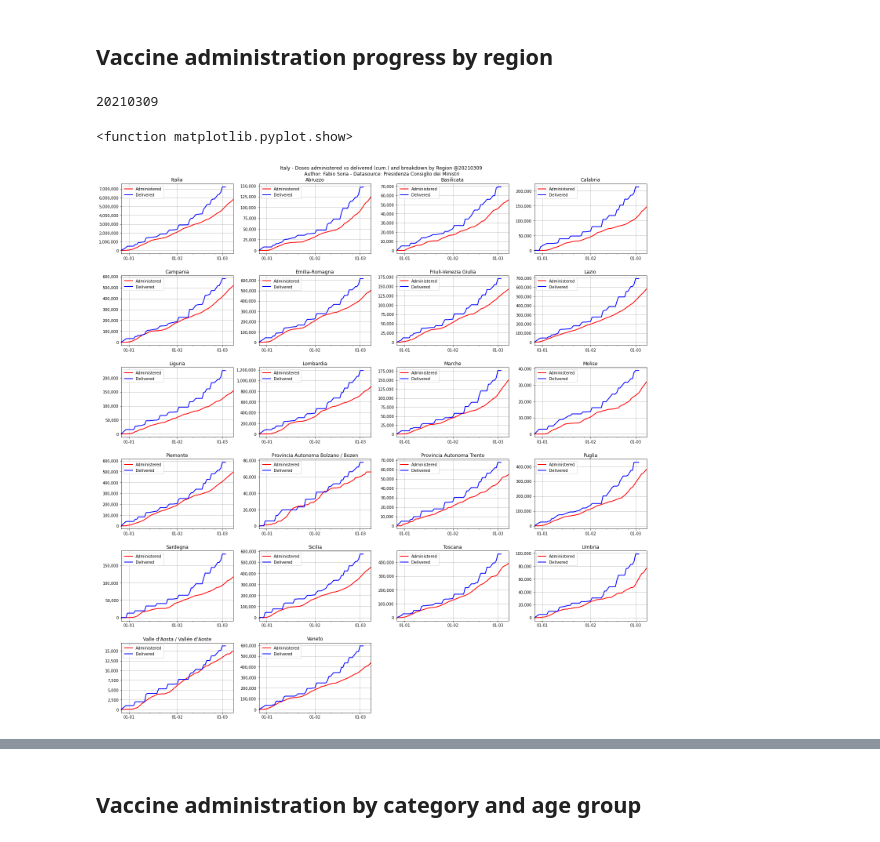
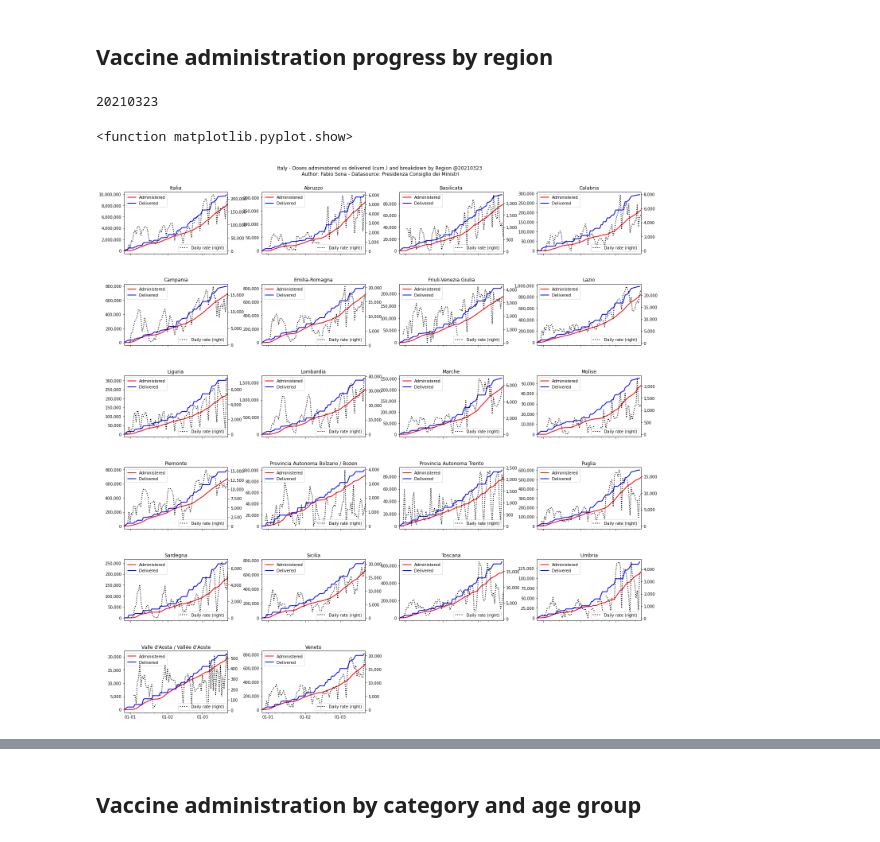
Before and after one commit to fsona/ITA_Vaccine_administration, a Jupyter notebook: Vaccination_ITA.ipynb, the cells around one changed output, grey strips where cells are left out. Saved outputs shown, nothing was run; the diff lists cells and outputs as text; code cells hidden in the pictures.

```diff
--- a/Vaccination_ITA.ipynb
+++ b/Vaccination_ITA.ipynb
@@ -242,7 +397,7 @@ plt.show
 # %%
 #Prepare data to plot administered doses vs. delivered on a daily basis
 #Delivered
-today=dfAdm.index[-1] #Get last date of relevant data
+today=dfVadm.index[-1] #Get last date of relevant data
 d=today.strftime("%Y%m%d")
 print(d)
 dfDel=dfVdel.copy()
@@ -263,58 +418,71 @@ dfAdm['Week_Number'] = dfAdm.index.weekofyear
 dfAdm['Year'] = dfAdm.index.year
 dfAdm['tot_dosi']= dfAdm['sesso_maschile'] + dfAdm['sesso_femminile']
 dfAdm=pd.pivot_table(dfAdm, values = 'tot_dosi',index = ['data_somministrazione'],aggfunc=np.sum, columns = 'nome_area')
+dfDaily=dfAdm.copy()
+dfDaily["sum"] = dfDaily.sum(axis=1)
 dfAdm=dfAdm.cumsum().reset_index()
 dfAdm=dfAdm.fillna(method='ffill')
 dfAdm.set_index('data_somministrazione',inplace=True)
 dfAdm["sum"] = dfAdm.sum(axis=1)
-#dfAdm.head(100)
 
 
 #Main loop
 nrows=6
 ncols=4
 fig, axes = plt.subplots(nrows, ncols,sharex=False,figsize=(20,20)) #
-fig.tight_layout(pad=3.5)
+fig.tight_layout(pad=5.5)
 date_form = mdates.DateFormatter("%d-%m") #Format date into dd-mm format
 idx=0
 for r in range(nrows):
   for c in range(ncols):
     if r==0 and c==0: #First box for Nationwide data
-        dfAdm[dfAdm.columns[21]].plot(kind='line', linestyle="-",lw=2,color='red',grid=True,rot=0,legend=False,label='Administered',ax=axes[r,c],sharex=False)
-        dfDel[dfDel.columns[21]].plot(kind='line', linestyle="-",lw=2,color='blue',grid=True,rot=0,legend=False,label='Delivered',ax=axes[r,c],sharex=False)
+        dfAdm[dfAdm.columns[21]].plot(kind='line', linestyle="-",lw=2,color='red',grid=False,rot=0,legend=False,label='Administered',ax=axes[r,c],sharex=False)
+        dfDel[dfDel.columns[21]].plot(kind='line', linestyle="-",lw=2,color='blue',grid=False,rot=0,legend=False,label='Delivered',ax=axes[r,c],sharex=False)
+        ax2=axes[r,c].twinx()
+        dfDaily[dfDaily.columns[21]].plot(kind='line', linestyle=":",lw=2,color='black',grid=False,rot=0,legend=False,label='Daily rate (right)',ax=ax2,sharex=False)
         axes[r,c].set_title('Italia')
+        # axes[r,c].set_ylabel('Nr. doses (admin, delivered)')
+        # ax2.set_ylabel('Daily rate')
+        ax2.yaxis.set_major_formatter(FuncFormatter(lambda x, p: format(int(x), ',')))
         axes[r,c].set_xlabel('')
         axes[r,c].yaxis.set_major_formatter(FuncFormatter(lambda x, p: format(int(x), ',')))
         axes[r,c].xaxis.set_major_locator(mdates.MonthLocator())
         axes[r,c].xaxis.set_major_formatter(date_form)
         axes[r,c].xaxis.set_minor_locator(mdates.WeekdayLocator(byweekday=SU))
         axes[r,c].xaxis.set_minor_formatter(ticker.NullFormatter())
         axes[r,c].legend()
+        ax2.legend(loc='lower right')
         #idx=idx+1
 
     elif  idx<=20 : #then plot regions individually
 
-        dfAdm[dfAdm.columns[idx]].plot(kind='line', linestyle="-",lw=2,color='red',grid=True,rot=0,legend=False,label='Administered',ax=axes[r,c],sharex=False)
-        dfDel[dfDel.columns[idx]].plot(kind='line', linestyle="-",lw=2,color='blue',grid=True,rot=0,legend=False,label='Delivered',ax=axes[r,c],sharex=False)
+        dfAdm[dfAdm.columns[idx]].plot(kind='line', linestyle="-",lw=2,color='red',grid=False,rot=0,legend=False,label='Administered',ax=axes[r,c],sharex=False)
+        dfDel[dfDel.columns[idx]].plot(kind='line', linestyle="-",lw=2,color='blue',grid=False,rot=0,legend=False,label='Delivered',ax=axes[r,c],sharex=False)
+        ax2=axes[r,c].twinx()
+        dfDaily[dfDaily.columns[idx]].plot(kind='line', linestyle=":",lw=2,color='black',grid=False,rot=0,legend=False,label='Daily rate (right)',ax=ax2,sharex=False)
+        # ax2.set_ylabel('Daily rate')
+        ax2.yaxis.set_major_formatter(FuncFormatter(lambda x, p: format(int(x), ',')))
         axes[r,c].set_title(dfAdm.columns[idx])
+        # axes[r,c].set_ylabel('Nr. doses (admin, delivered)')
         axes[r,c].set_xlabel('')
         axes[r,c].yaxis.set_major_formatter(FuncFormatter(lambda x, p: format(int(x), ',')))
         axes[r,c].xaxis.set_major_locator(mdates.MonthLocator())
         axes[r,c].xaxis.set_major_formatter(date_form)
         axes[r,c].xaxis.set_minor_locator(mdates.WeekdayLocator(byweekday=SU))
         axes[r,c].xaxis.set_minor_formatter(ticker.NullFormatter())
         axes[r,c].legend()
+        ax2.legend(loc='lower right')
         idx=idx+1
     else:
       break
 axes[nrows-1,ncols-1].set_visible(False)
 axes[nrows-1,ncols-2].set_visible(False)
 
 fig.suptitle('Italy - Doses administered vs delivered (cum.) and breakdown by Region @'+d+
           '\n Author: Fabio Sona - Datasource: Presidenza Consiglio dei Ministri',y=1.005, x=0.5)
 plt.savefig('V'+d+'_ItalyDosesStatusRegion.png',dpi=300)
 plt.show
 # %% [output]
-20210309
+20210323
 <function matplotlib.pyplot.show>
-[figure, old version]
+[figure, new version]
```
Also changed, not shown: parts of 15 cells of this notebook.
